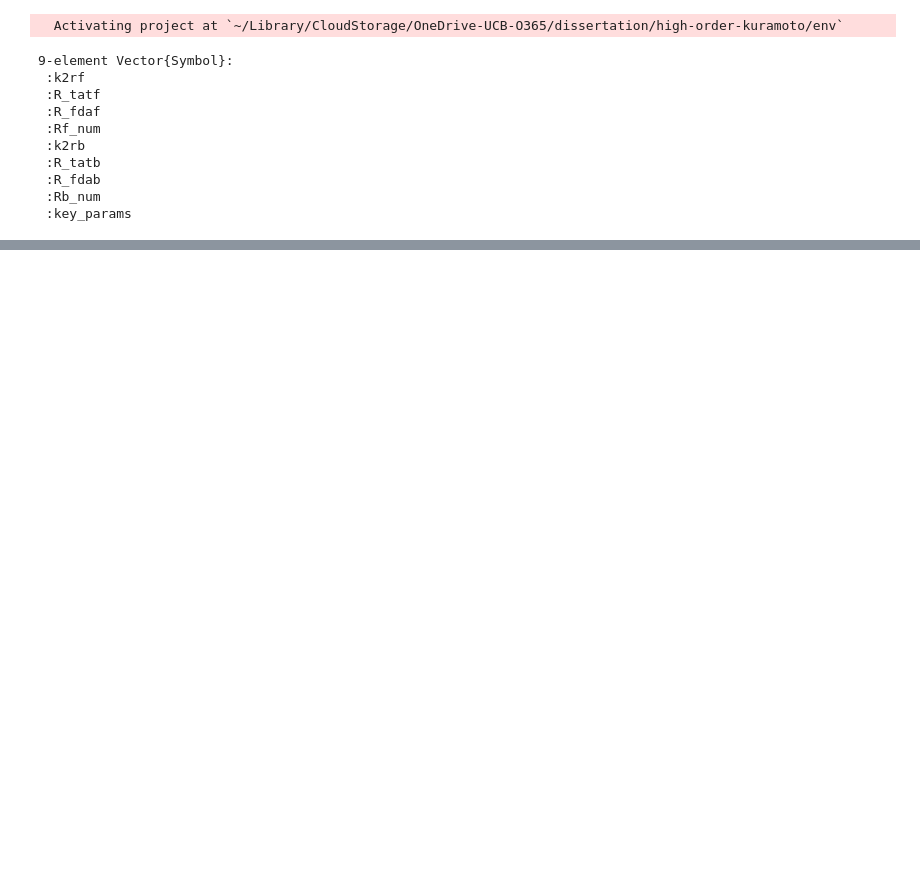
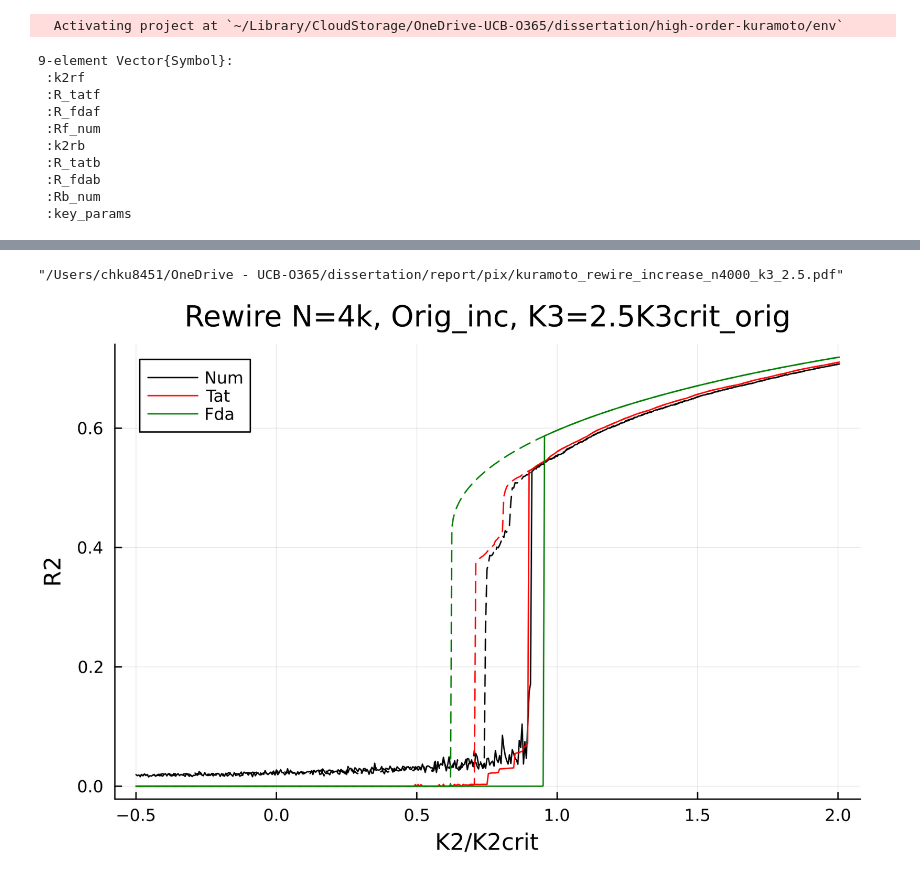
Before and after one commit to chku-ucb/high-order-kuramoto, a Jupyter notebook: plot.ipynb, the cells around one changed output, grey strips where cells are left out. Drawn from its saved outputs; the diff is of its cells as text; code cells hidden in the pictures; blank space fills up the shorter version.

```diff
--- a/plot.ipynb
+++ b/plot.ipynb
@@ -36,0 +110,23 @@ plot!(k2rb, Rb_num)
+# %%
+@load "rewiring_3D_Ω_increase_ID_399391_N_4000.jld2"
+
+plot(k2rf, Rf_nump,ls = :solid,c=:black,label="Num",dpi=300,xlabel="K2/K2crit", ylabel="R2",title = "Rewire N=4k, Increase, K3=2.5K3crit_orig")
+plot!(k2rb, Rb_nump, ls = :dash,c=:black,label="")
+plot!(k2rf, R_tatpf, ls = :solid,c=:red,label="Tat")
+plot!(k2rb, R_tatpb, ls = :dash,c=:red,label="")
+plot!(k2rf, R_fdapf, ls = :solid,c=:green,label="Fda")
+plot!(k2rb, R_fdapb, ls = :dash,c=:green,label="")
+savefig("/Users/chku8451/OneDrive - UCB-O365/dissertation/report/pix/kuramoto_rewire_increase_n4000_k3_2.5.pdf")
+# %% [output]
+"/Users/chku8451/OneDrive - UCB-O365/dissertation/report/pix/kuramoto_rewire_increase_n4000_k3_2.5.pdf"
+# %%
+p = plot(k2rf, Rf_num,ls = :solid,c=:black,label="Num",dpi=300,xlabel="K2/K2crit", ylabel="R2",title = "Rewire N=4k, Orig_inc, K3=2.5K3crit_orig")
+plot!(k2rb, Rb_num, ls = :dash,c=:black,label="")
+plot!(k2rf, R_tatf, ls = :solid,c=:red,label="Tat")
+plot!(k2rb, R_tatb, ls = :dash,c=:red,label="")
+plot!(k2rf, R_fdaf, ls = :solid,c=:green,label="Fda")
+plot!(k2rb, R_fdab, ls = :dash,c=:green,label="")
+savefig("/Users/chku8451/OneDrive - UCB-O365/dissertation/report/pix/kuramoto_orig_increase_n4000_k3_2.5.pdf")
+display(p)
+# %% [output]
+[figure, added]
```
Also changed, not shown: parts of 12 cells of this notebook, 59 other files.
